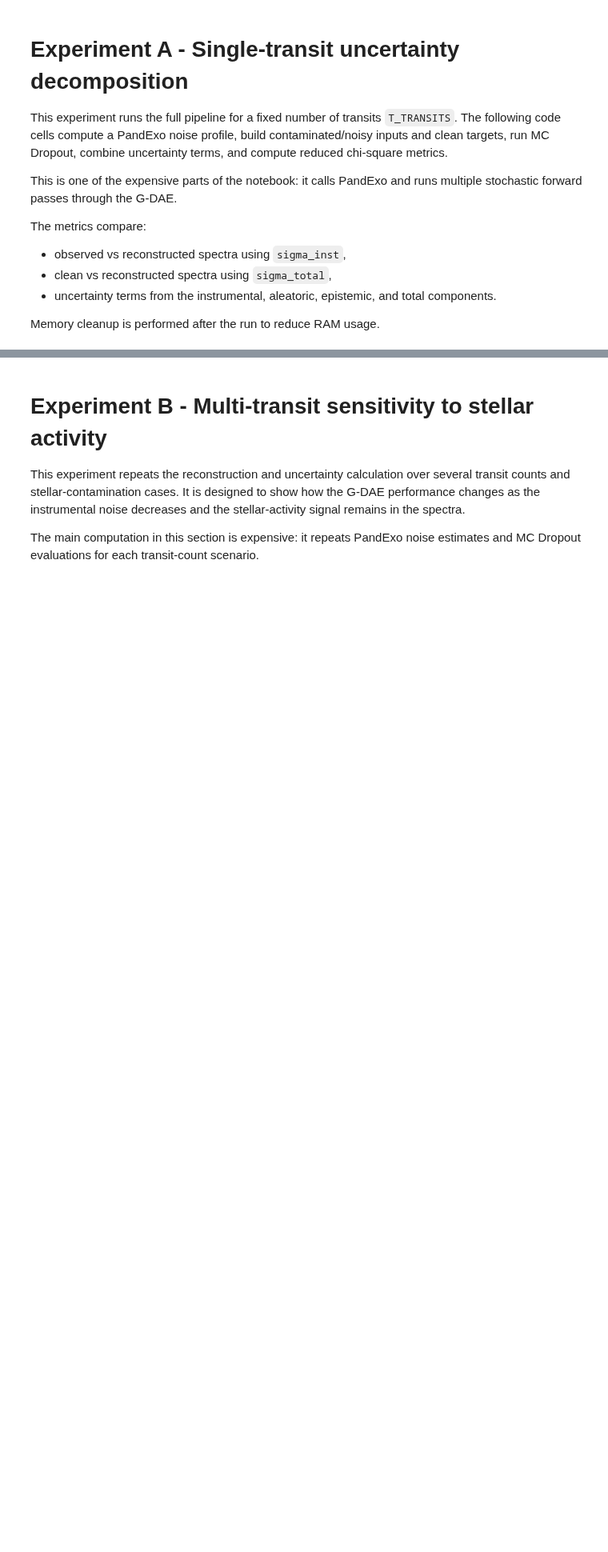
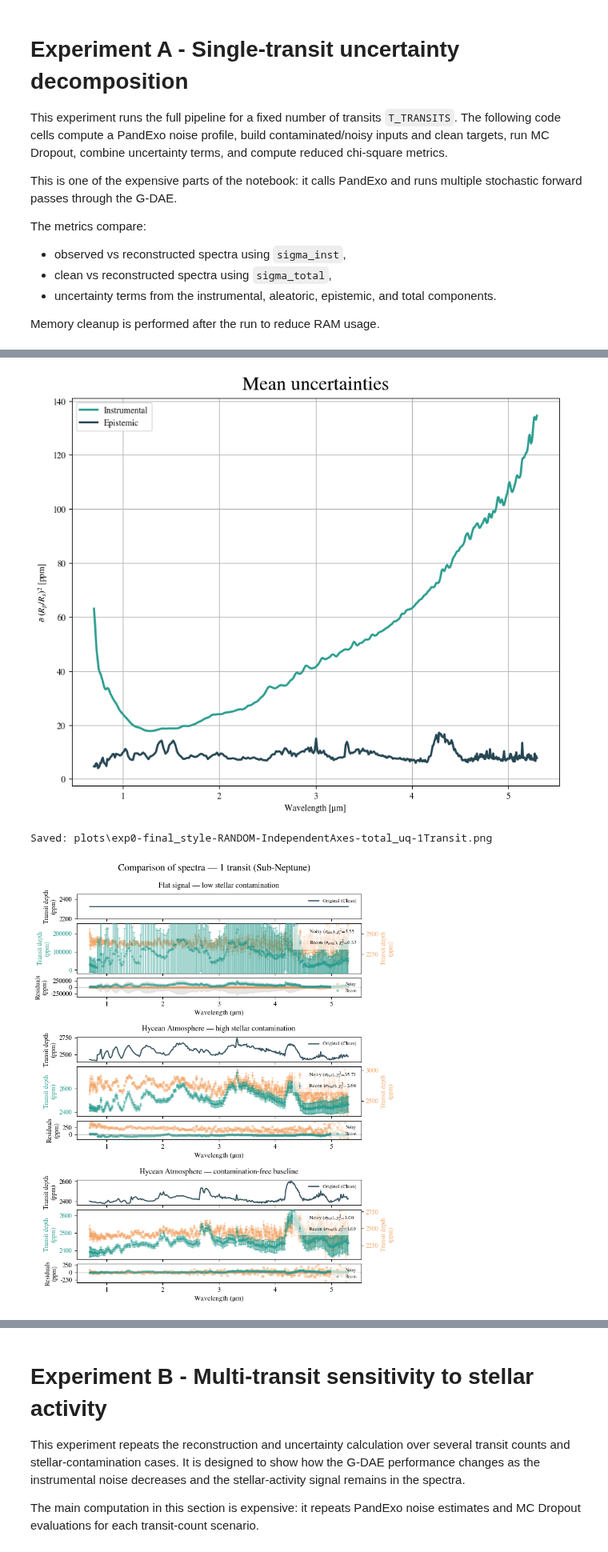
Before and after one commit to D4san/gdaespec, a Jupyter notebook: training-and-experiments/Sub_Neptune_Atmosphere/04_G-DAE_Evaluation.ipynb, the cells around one changed output, grey strips where cells are left out. Shown at 80% size. Drawn from its saved outputs; the diff is of its cells as text; code cells hidden in the pictures; blank space fills up the shorter version.

```diff
--- a/training-and-experiments/Sub_Neptune_Atmosphere/04_G-DAE_Evaluation.ipynb
+++ b/training-and-experiments/Sub_Neptune_Atmosphere/04_G-DAE_Evaluation.ipynb
@@ -837,9 +864,9 @@ def create_plot(uncertainty_type: str) -> None:
     offset_flats = len_k2_original * n_rep_p
 
     # Candidate indices (base rows, before n_repeat expansion)
-    cand_flat = flat_contam[(flat_contam["f_fac"] == 0.133) & (flat_contam["f_spot"] == 0.1)].index
-    cand_high = k2_18b_contam[(k2_18b_contam["f_fac"] == 0.400) & (k2_18b_contam["f_spot"] == 0.3)].index
-    cand_no = k2_18b_contam[(k2_18b_contam["f_fac"] == 0.0) & (k2_18b_contam["f_spot"] == 0.0)].index
+    cand_flat = np.flatnonzero(((flat_contam["f_fac"] == 0.133) & (flat_contam["f_spot"] == 0.1)).to_numpy())
+    cand_high = np.flatnonzero(((k2_18b_contam["f_fac"] == 0.400) & (k2_18b_contam["f_spot"] == 0.3)).to_numpy())
+    cand_no = np.flatnonzero(((k2_18b_contam["f_fac"] == 0.0) & (k2_18b_contam["f_spot"] == 0.0)).to_numpy())
 
     idx_flat = int(np.random.choice(cand_flat))
     idx_high = int(np.random.choice(cand_high))
@@ -975,7 +1002,7 @@ def create_plot(uncertainty_type: str) -> None:
             label=recon_label,
         )
 
-        # Independent y-lims (your approach)
+        # Independent y-lims
         y_min_rec, y_max_rec = float(y_recon_ppm.min()), float(y_recon_ppm.max())
         margin_rec = (y_max_rec - y_min_rec) * 0.15
         ax_mix.set_ylim(y_min_rec - margin_rec, y_max_rec + margin_rec)
@@ -1007,35 +1034,39 @@ def create_plot(uncertainty_type: str) -> None:
             w,
             -sigma_recon_ppm,
             sigma_recon_ppm,
             color=colors["fill_uq_resid"],
             zorder=0,
         )
         ax_resid.plot(w, resid_n, "s", color=colors["noisy_points"], alpha=0.4, ms=3, label="Noisy", zorder=1)
         ax_resid.plot(w, resid_r, "o", color=colors["reconstructed"], alpha=0.4, ms=3, label="Recon", zorder=2)
         ax_resid.axhline(0, color="gray", lw=1, alpha=0.5)
 
         ax_resid.set_ylabel("Residuals\n(ppm)")
         ax_resid.set_xlabel("Wavelength (μm)", fontsize=11)
         ax_resid.legend(
             fontsize=7,
             loc="upper right",
             frameon=True,
             fancybox=True,
             facecolor="white",
             edgecolor="none",
             framealpha=0.65,
         )
 
-    fig.suptitle(f"Comparison of spectra — {T_TRANSITS} transit (Sub-Neptune)", fontsize=15, y=0.94)
+    fig.suptitle(f"Comparison of spectra — {N_TRANSITS} transit (Sub-Neptune)", fontsize=15, y=0.94)
     plt.tight_layout(rect=[0, 0.03, 1, 0.95])
 
-    out = PLOTS_DIR / f"exp0-final_style-RANDOM-IndependentAxes-{uncertainty_type}_uq-{T_TRANSITS}Transit.png"
+    out = PLOTS_DIR / f"exp0-final_style-RANDOM-IndependentAxes-{uncertainty_type}_uq-{N_TRANSITS}Transit.png"
     #plt.savefig(out, dpi=300, bbox_inches="tight")
     print(f"Saved: {out}")
     plt.show()
 
 
 create_plot(uncertainty_type="total")
+# %% [output]
+[figure, added]
+Saved: plots\exp0-final_style-RANDOM-IndependentAxes-total_uq-1Transit.png
+[figure, added]
 # %%
 def _as_ndarray(x: Any) -> np.ndarray:
     """Convert Series/DataFrame/array-like to a NumPy ndarray."""
```
Also changed, not shown: parts of 23 cells of this notebook, 10 other files.
